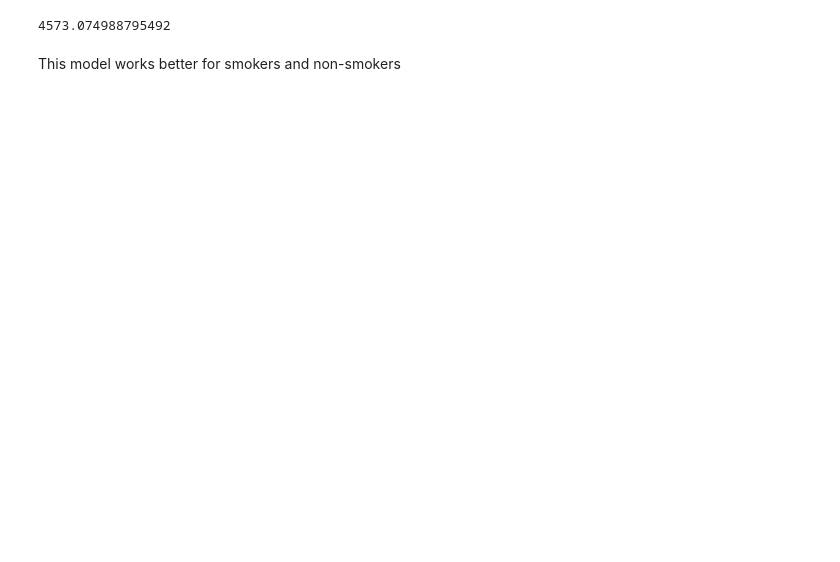
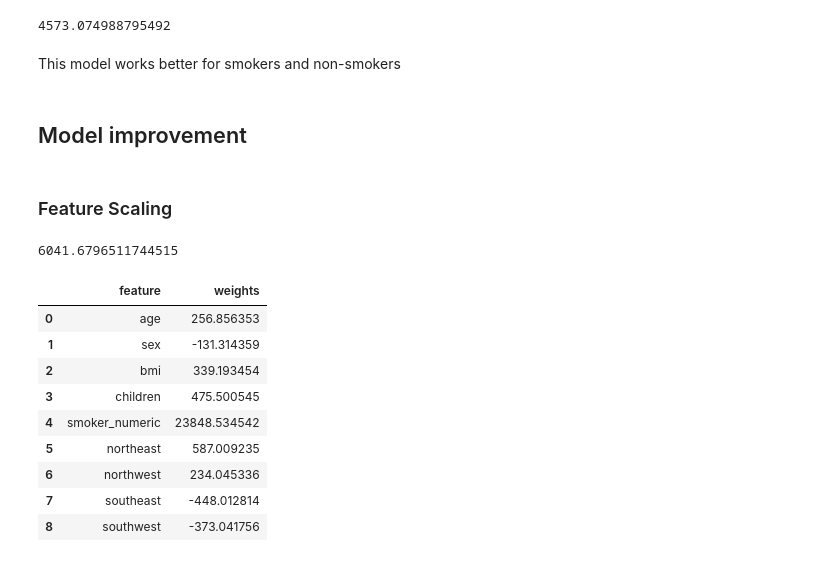
Before and after one commit to mr-ayush-agrawal/MachineLearningBasics, a Jupyter notebook: freeCodeCamp/LinReg/eda.ipynb, the cells around one changed output. Saved outputs shown, nothing was run; the diff lists cells and outputs as text; code cells hidden in the pictures; blank space fills up the shorter version.

Commit message:
feature Scaling

```diff
--- a/freeCodeCamp/LinReg/eda.ipynb
+++ b/freeCodeCamp/LinReg/eda.ipynb
@@ -668,3 +676,7 @@ rmse(pre, y)
 4573.074988795492
 # %% [markdown]
 This model works better for smokers and non-smokers
+# %% [markdown]
+## Model improvement
+# %% [markdown]
+### Feature Scaling
@@ -670,0 +685,23 @@ This model works better for smokers and non-smokers
+# %%
+x,y = data.drop(['region', 'charges'], axis = 1), data.charges
+model = LinearRegression().fit(x,y)
+rmse(model.predict(x), y)
+# %% [output]
+6041.6796511744515
+# %%
+weights = pd.DataFrame({
+    "feature": x.columns,
+    "weights": model.coef_
+})
+weights
+# %% [output]
+|  | feature | weights |
+| 0 | age | 256.856353 |
+| 1 | sex | -131.314359 |
+| 2 | bmi | 339.193454 |
+| 3 | children | 475.500545 |
+| 4 | smoker_numeric | 23848.534542 |
+| 5 | northeast | 587.009235 |
+| 6 | northwest | 234.045336 |
+| 7 | southeast | -448.012814 |
+| 8 | southwest | -373.041756 |
```
Also changed, not shown: parts of 18 cells of this notebook.
